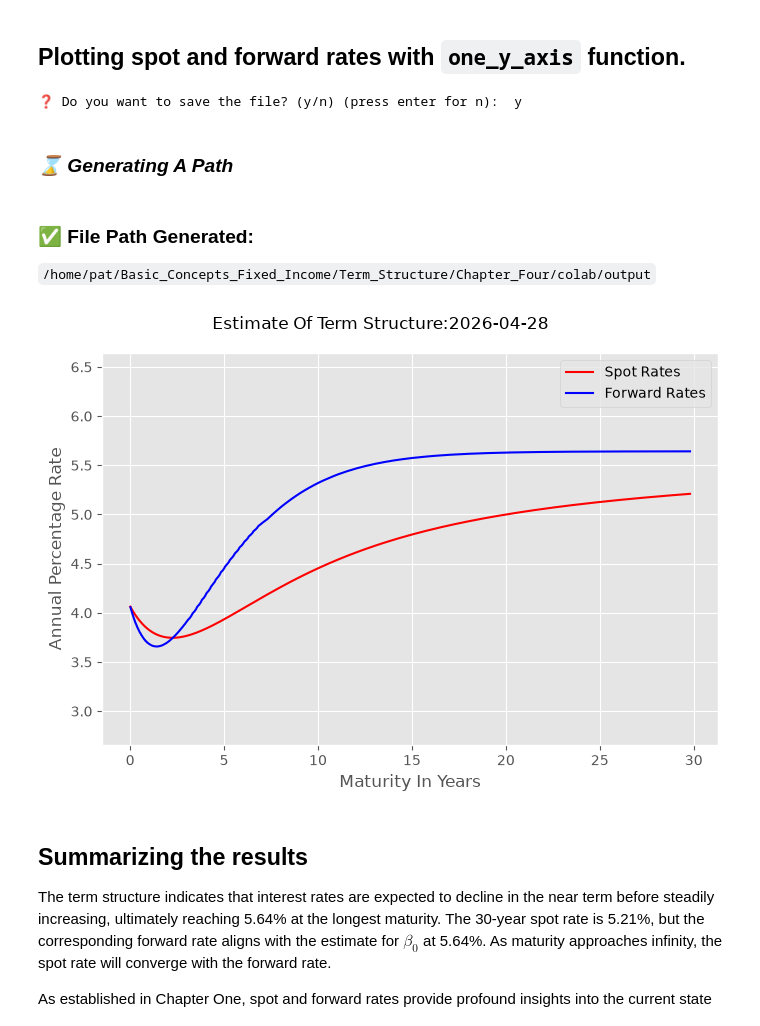
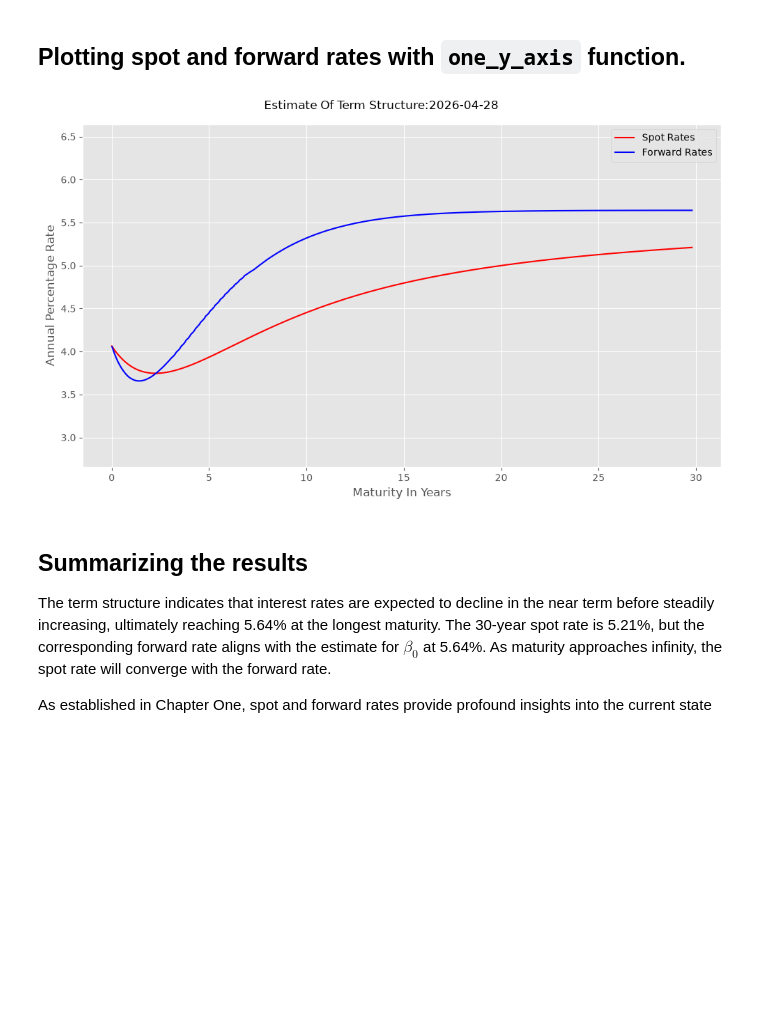
Before and after one commit to PatrickJHess/Volume-Three-Chapter-Four, a Jupyter notebook: colab/Colab_Nelson_and_Siegel_From_bond_prices.ipynb, the cells around one changed output. Drawn from its saved outputs; the diff is of its cells as text; code cells hidden in the pictures; blank space fills up the shorter version.

```diff
--- a/colab/Colab_Nelson_and_Siegel_From_bond_prices.ipynb
+++ b/colab/Colab_Nelson_and_Siegel_From_bond_prices.ipynb
@@ -486,33 +486,30 @@ forward_rates=np.insert(forward_rates,0,np.nan)
 # %% [markdown]
 ## Plotting spot and forward rates with `one_y_axis` function.
 # %%
-plot_data=[spot_rates*100,
+data=[spot_rates*100,
            forward_rates*100]
 #X axis time in years
 xaxis=maturity_years
 series=['Spot Rates',
         'Forward Rates']
 ylabel='Annual Percentage Rate'
 xlabel='Maturity In Years'
 size=(7,5)
 markers=['']*2
 colors=['r','b']
 
 # use nanmin and nanmax so that nan is ignogred
-y_lower=np.nanmin(plot_data)-1
-y_upper=np.nanmax(plot_data)+1
+y_lower=np.nanmin(data)-1
+y_upper=np.nanmax(data)+1
 
 
 ylim=[y_lower,y_upper]
 title='Estimate Of Term Structure:'+settlement.strftime('%Y-%m-%d ')
-fq.one_y_axis(xaxis,plot_data,title,series,xlabel,ylabel,markers,size,ylim,
-           colors=colors)
+fq.one_y_axis(xaxis, data, title=title, series_labels=series, xlabel=xlabel,
+              y_limits=ylim,ylabel=ylabel, markers=markers,colors=colors,
+              figure_size=size)
 # %% [output]
-❓ Do you want to save the file? (y/n) (press enter for n):  y
-### ***⌛ Generating A Path***
-### ✅ **File Path Generated:**
-`/home/pat/Basic_Concepts_Fixed_Income/Term_Structure/Chapter_Four/colab/output`
-[figure, old version]
+[figure, new version]
 # %% [markdown]
 ## Summarizing the results
 
```
Also changed, not shown: 1 other file.
